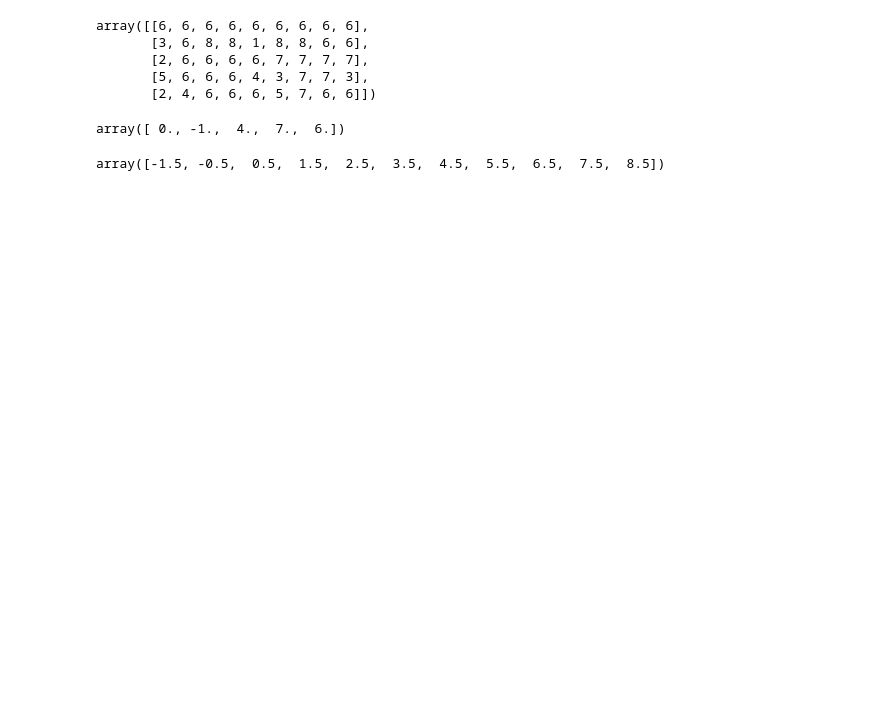
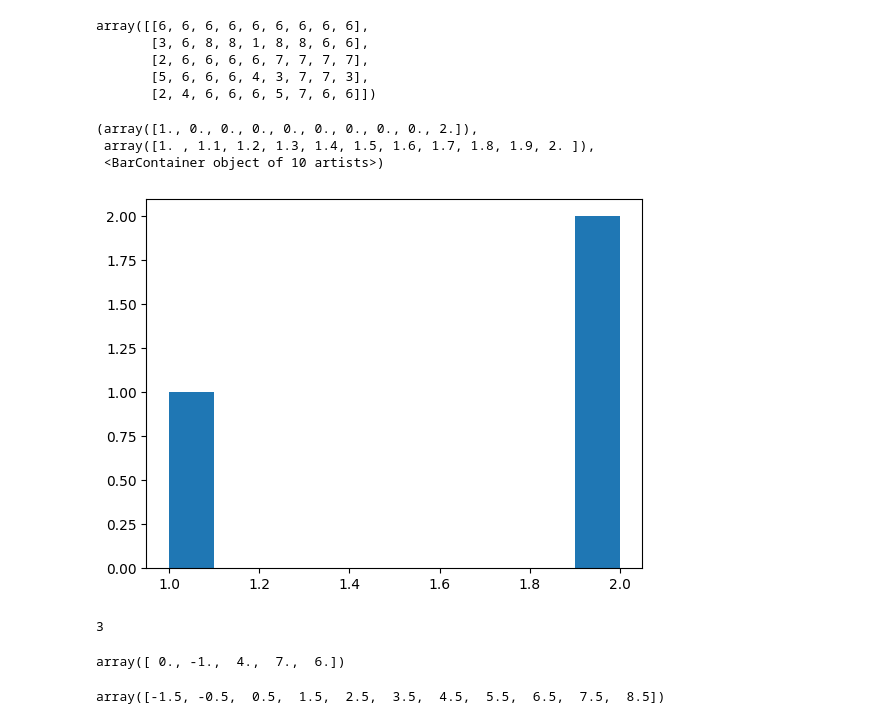
Before and after one commit to maximilianmbeck/tflearning, a Jupyter notebook: notebooks/prediction_depth_timm.ipynb, the cells around one changed output. Cells and saved outputs as stored; diff of their text form; code cells hidden in the pictures; blank space fills up the shorter version.

```diff
--- a/notebooks/prediction_depth_timm.ipynb
+++ b/notebooks/prediction_depth_timm.ipynb
@@ -87,6 +78,18 @@ array([[6, 6, 6, 6, 6, 6, 6, 6, 6],
        [2, 6, 6, 6, 6, 7, 7, 7, 7],
        [5, 6, 6, 6, 4, 3, 7, 7, 3],
        [2, 4, 6, 6, 6, 5, 7, 6, 6]])
+# %%
+import matplotlib.pyplot as plt
+plt.hist(np.array([1,2,2,float('nan')]))
+# %% [output]
+(array([1., 0., 0., 0., 0., 0., 0., 0., 0., 2.]),
+ array([1. , 1.1, 1.2, 1.3, 1.4, 1.5, 1.6, 1.7, 1.8, 1.9, 2. ]),
+ <BarContainer object of 10 artists>)
+[figure, added]
+# %%
+np.logical_not(np.isnan(np.array([1,2,2,float('nan')]))).sum()
+# %% [output]
+3
 # %%
 labels = np.array([6,5,7,3,6])
 # %%
```
Also changed, not shown: parts of 6 cells of this notebook, 14 other files.
